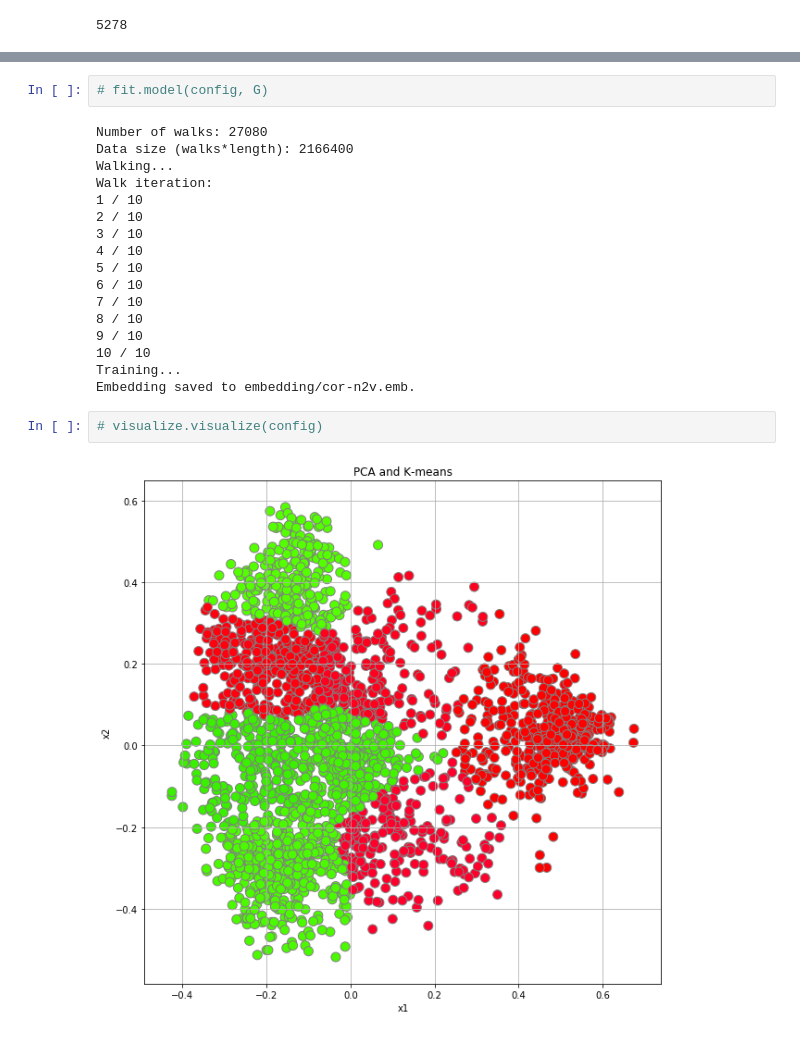
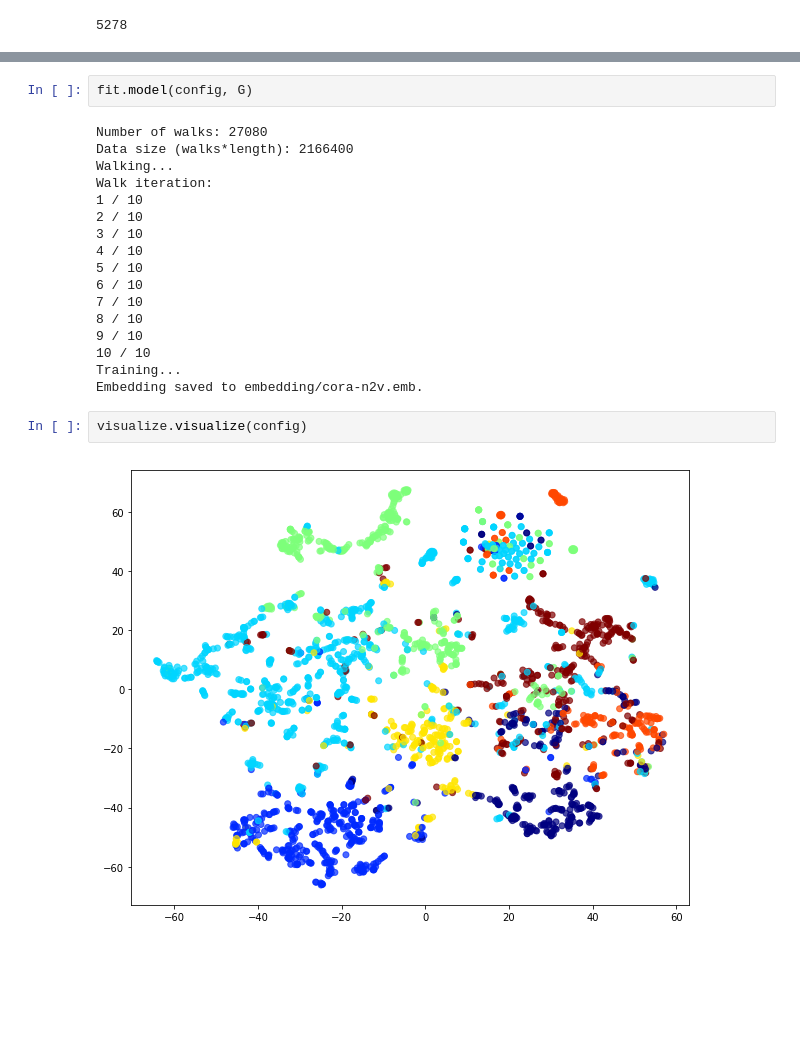
Before and after one commit to sallyqiansun/network-eval, a Jupyter notebook: run_through.ipynb, the cells around one changed output, grey strips where cells are left out. Cells and saved outputs as stored; diff of their text form; blank space fills up the shorter version.

Commit message:
updated run-through with the cora dataset

```diff
--- a/run_through.ipynb
+++ b/run_through.ipynb
@@ -75,5 +79,5 @@ G.number_of_edges()
 # %%
-# fit.model(config, G)
+fit.model(config, G)
 # %% [output]
 Number of walks: 27080
 Data size (walks*length): 2166400
@@ -90,11 +94,11 @@ Walk iteration:
 9 / 10
 10 / 10
 Training...
-Embedding saved to embedding/cor-n2v.emb.
+Embedding saved to embedding/cora-n2v.emb.
 # %%
-# visualize.visualize(config)
+visualize.visualize(config)
 # %% [output]
-[figure, old version]
+[figure, new version]
 # %%
 task.train(G, config)
 # %% [output]
```
Also changed, not shown: parts of 4 cells of this notebook, 9 other files.
